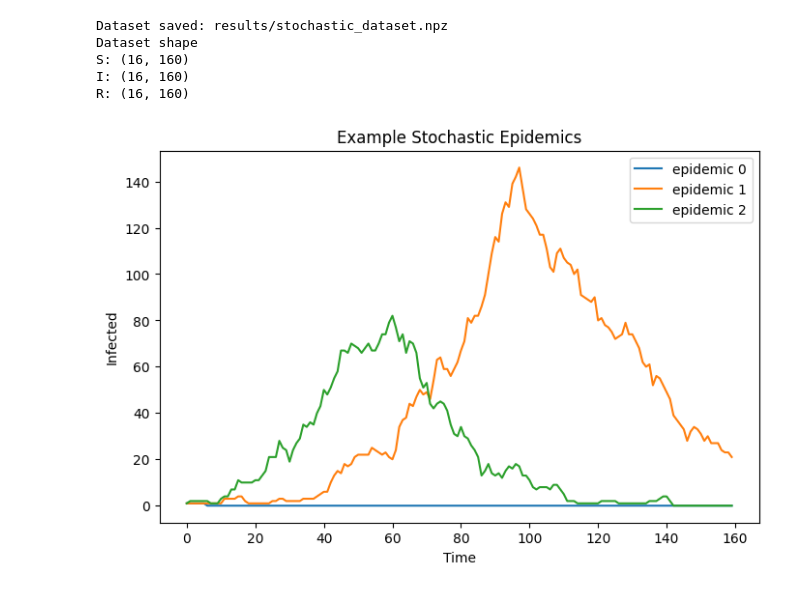
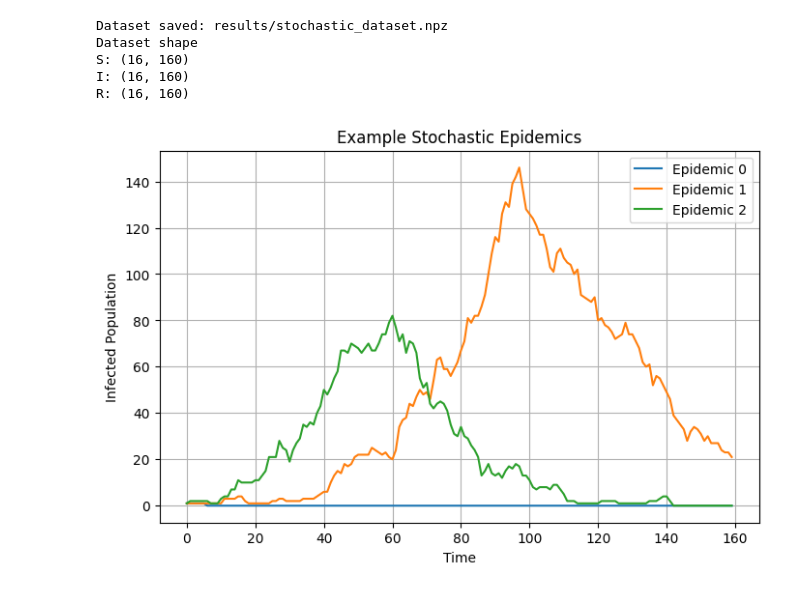
Before and after one commit to muien5080/SIRA-Screening, a Jupyter notebook: notebooks/sir_experiments.ipynb, the cells around one changed output. Saved outputs shown, nothing was run; the diff lists cells and outputs as text; code cells hidden in the pictures.

Commit message:
Correct graphs Plotting

```diff
--- a/notebooks/sir_experiments.ipynb
+++ b/notebooks/sir_experiments.ipynb
@@ -28,13 +33,15 @@ R: (16, 160)
 # %%
 plt.figure(figsize=(8,5))
 
 for i in range(3):
-    plt.plot(t, I[i], label=f"epidemic {i}")
+    plt.plot(t, I[i], label=f"Epidemic {i}")
 
 plt.xlabel("Time")
-plt.ylabel("Infected")
+plt.ylabel("Infected Population")
 plt.title("Example Stochastic Epidemics")
 plt.legend()
+plt.grid(True)
+
 plt.show()
 # %% [output]
-[figure, old version]
+[figure, new version]
```
Also changed, not shown: parts of 13 cells of this notebook, 3 other files.
